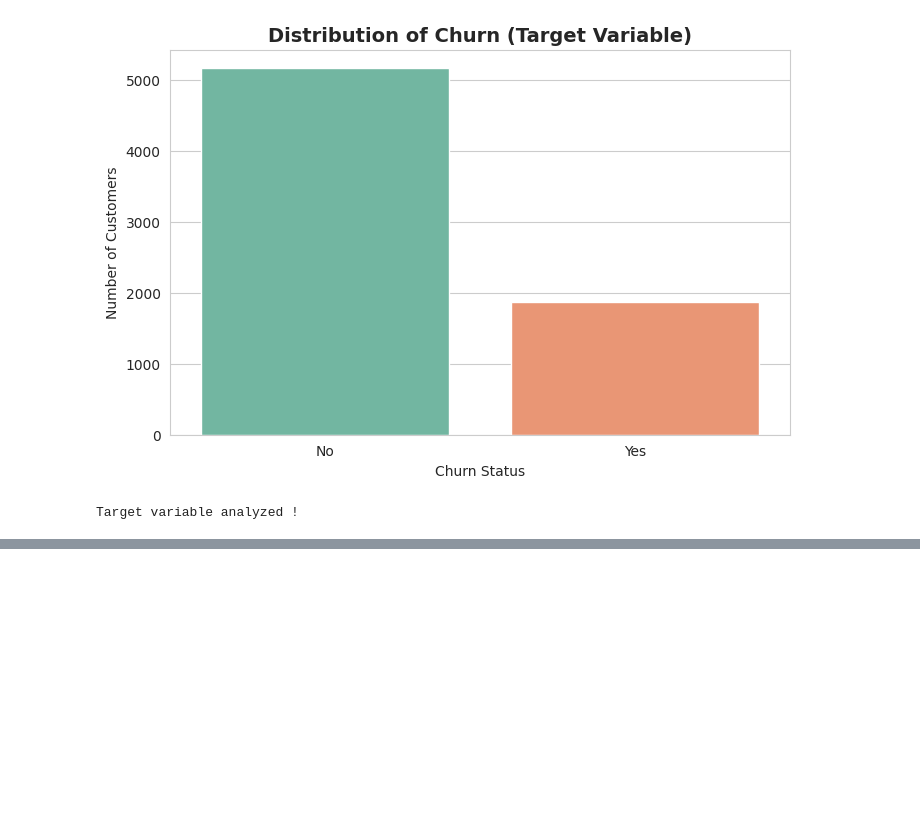
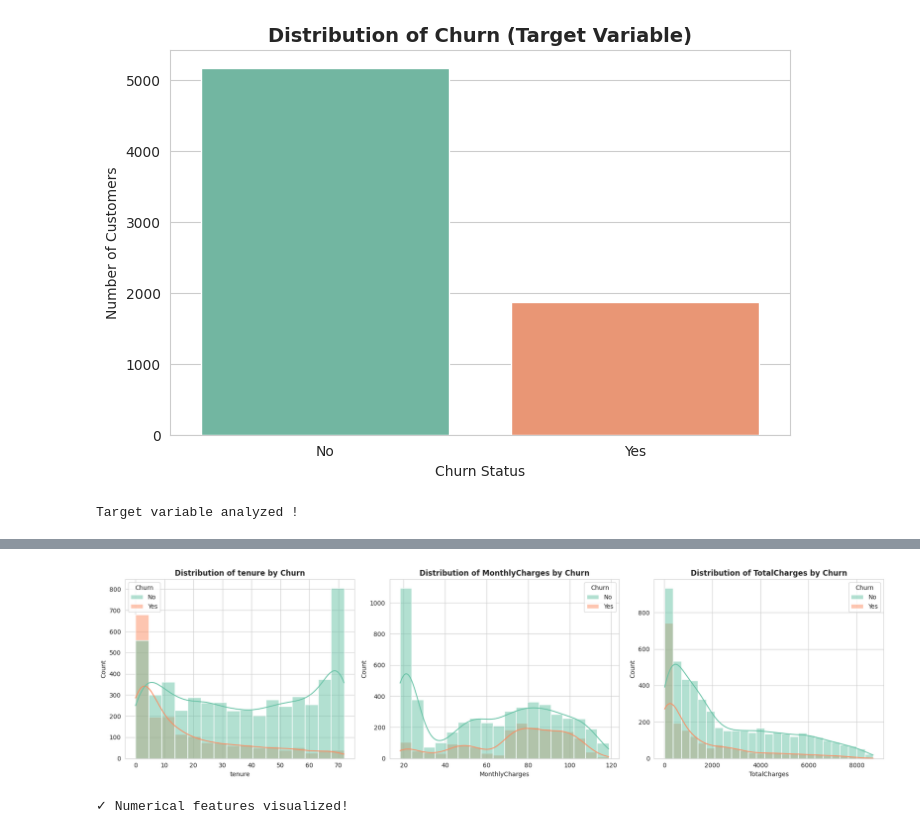
Before and after one commit to Minuka-Jayawardana/telco-churn-prediction, a Jupyter notebook: notebooks/Telco_Churn_Analysis.ipynb, the cells around one changed output, grey strips where cells are left out. Drawn from its saved outputs; the diff is of its cells as text; code cells hidden in the pictures; blank space fills up the shorter version.

```diff
--- a/notebooks/Telco_Churn_Analysis.ipynb
+++ b/notebooks/Telco_Churn_Analysis.ipynb
@@ -141,0 +164,22 @@ Target variable analyzed !
+# %%
+# Numerical columns to analyze
+numerical_cols = ['tenure', 'MonthlyCharges', 'TotalCharges']
+
+# to fix the TotalCharges cause it  has spaces instead of numbers
+df['TotalCharges'] = pd.to_numeric(df['TotalCharges'], errors='coerce')
+df['TotalCharges'].fillna(df['TotalCharges'].median(), inplace=True)
+
+# Create distribution plots for numerical features
+fig, axes = plt.subplots(1, 3, figsize=(18, 5))
+
+for idx, col in enumerate(numerical_cols):
+    sns.histplot(data=df, x=col, hue='Churn', kde=True, palette='Set2', ax=axes[idx])
+    axes[idx].set_title(f'Distribution of {col} by Churn', fontsize=12, fontweight='bold')
+
+plt.tight_layout()
+plt.show()
+
+print("✓ Numerical features visualized!")
+# %% [output]
+[figure, added]
+✓ Numerical features visualized!
```
Also changed, not shown: parts of 4 cells of this notebook.
